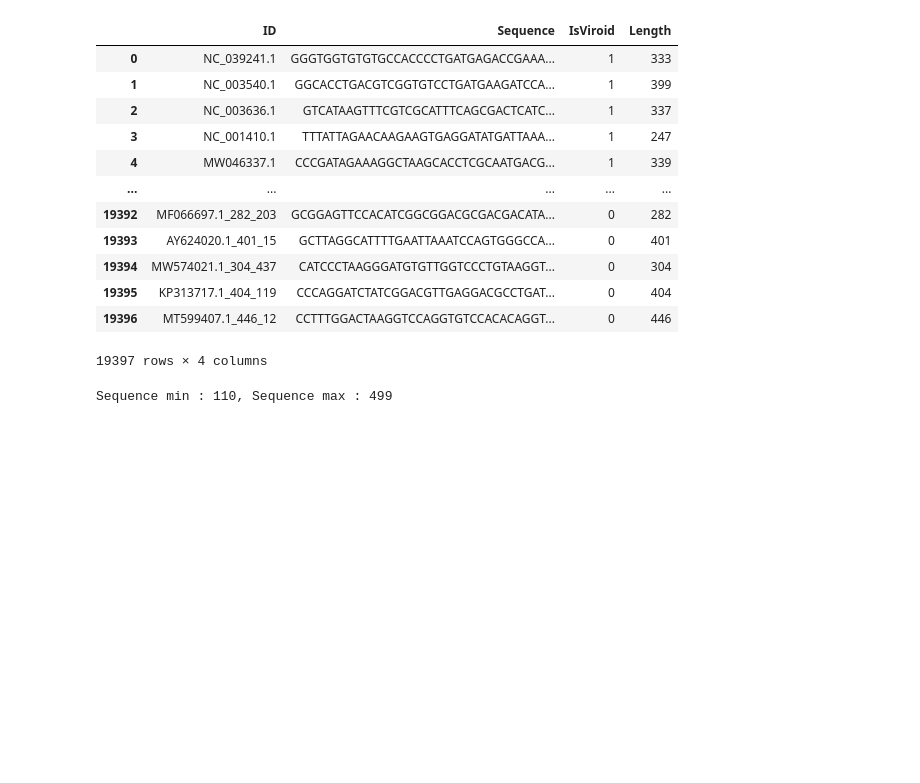
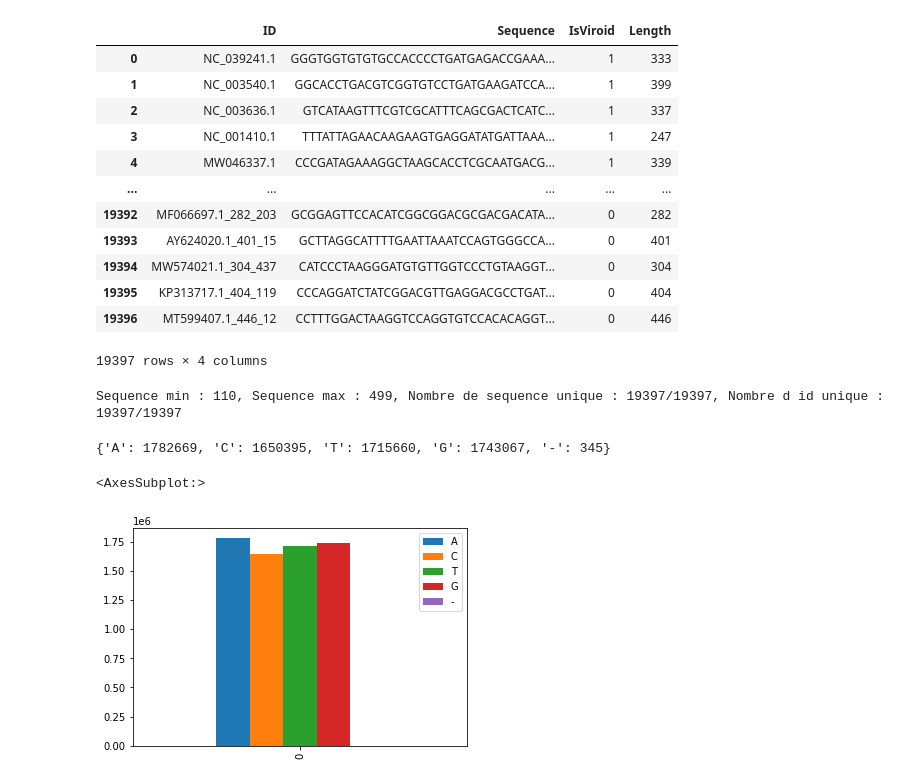
Before and after one commit to BoaSnz/Project_Viroid, a Jupyter notebook: notebooks/Datacleaning_01.ipynb, the cells around one changed output. Saved outputs shown, nothing was run; the diff lists cells and outputs as text; code cells hidden in the pictures; blank space fills up the shorter version.

```diff
--- a/notebooks/Datacleaning_01.ipynb
+++ b/notebooks/Datacleaning_01.ipynb
@@ -174,6 +173,22 @@ df_final
 # %%
 df_final.to_csv("../Project_Viroid/data/df_final_v2.csv")
 # %%
-print(f"Sequence min : {df_final.Length.min()}, Sequence max : {df_final.Length.max()}")
+print(f"Sequence min : {df_final.Length.min()}, Sequence max : {df_final.Length.max()}, Nombre de sequence unique : {df_final.Sequence.nunique()}/{df_final.Sequence.count()}, Nombre d id unique : {df_final.ID.nunique()}/{df_final.Sequence.count()}")
 # %% [output]
-Sequence min : 110, Sequence max : 499
+Sequence min : 110, Sequence max : 499, Nombre de sequence unique : 19397/19397, Nombre d id unique : 19397/19397
+# %%
+car_counter = {"A":0, "C":0, "T":0, "G":0, "-":0 }
+# %%
+for row in df_final.Sequence:
+    for car in row :
+        car_counter[car]+=1
+# %%
+car_counter
+# %% [output]
+{'A': 1782669, 'C': 1650395, 'T': 1715660, 'G': 1743067, '-': 345}
+# %%
+car_counter_df = pd.DataFrame.from_dict(car_counter, orient="index").T
+car_counter_df.plot(kind='bar')
+# %% [output]
+<AxesSubplot:>
+[figure, added]
```
Also changed, not shown: parts of 3 cells of this notebook, 1 other file.
